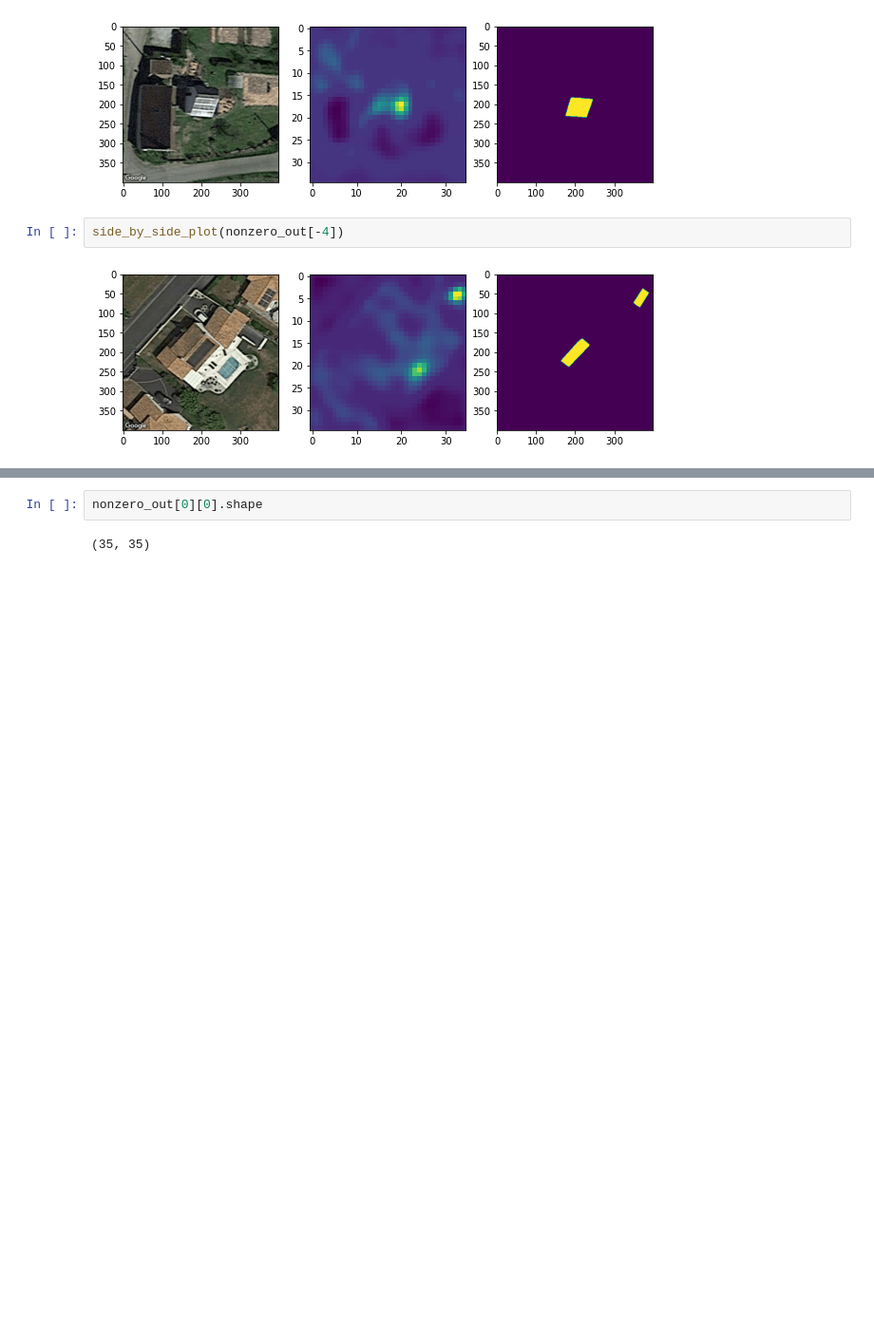
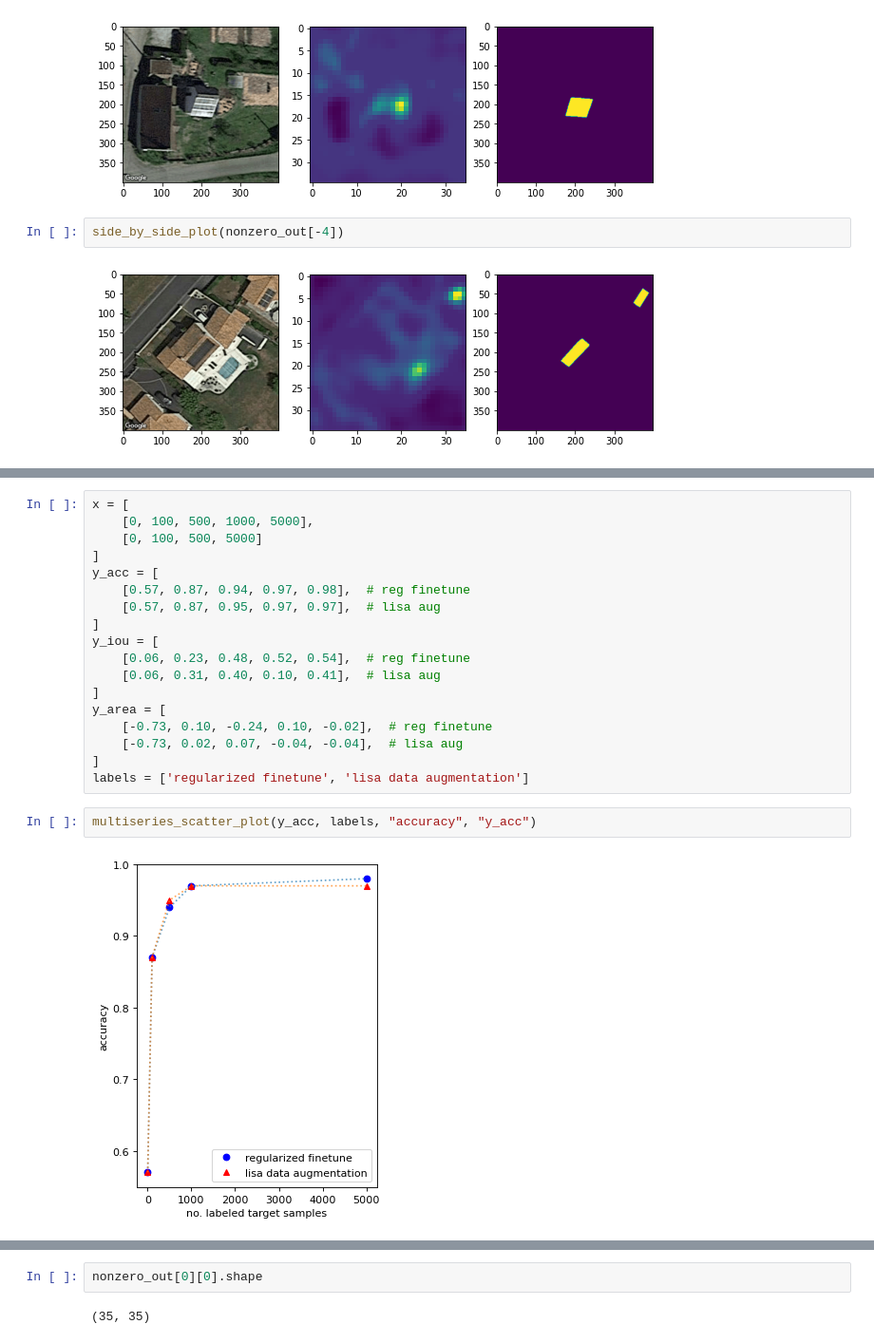
Before and after one commit to jelc53/deepsolar, a Jupyter notebook: inspect_results.ipynb, the cells around one changed output, grey strips where cells are left out. Shown at 95% size. Saved outputs shown, nothing was run; the diff lists cells and outputs as text; blank space fills up the shorter version.

```diff
--- a/inspect_results.ipynb
+++ b/inspect_results.ipynb
@@ -78,0 +165,22 @@ plt.show()
+# %%
+x = [
+    [0, 100, 500, 1000, 5000],
+    [0, 100, 500, 5000]
+]
+y_acc = [
+    [0.57, 0.87, 0.94, 0.97, 0.98],  # reg finetune
+    [0.57, 0.87, 0.95, 0.97, 0.97],  # lisa aug
+]
+y_iou = [
+    [0.06, 0.23, 0.48, 0.52, 0.54],  # reg finetune
+    [0.06, 0.31, 0.40, 0.10, 0.41],  # lisa aug
+]
+y_area = [
+    [-0.73, 0.10, -0.24, 0.10, -0.02],  # reg finetune
+    [-0.73, 0.02, 0.07, -0.04, -0.04],  # lisa aug
+]
+labels = ['regularized finetune', 'lisa data augmentation']
+# %%
+multiseries_scatter_plot(y_acc, labels, "accuracy", "y_acc")
+# %% [output]
+[figure, added]
```
Also changed, not shown: parts of 16 cells of this notebook, 26 other files.
